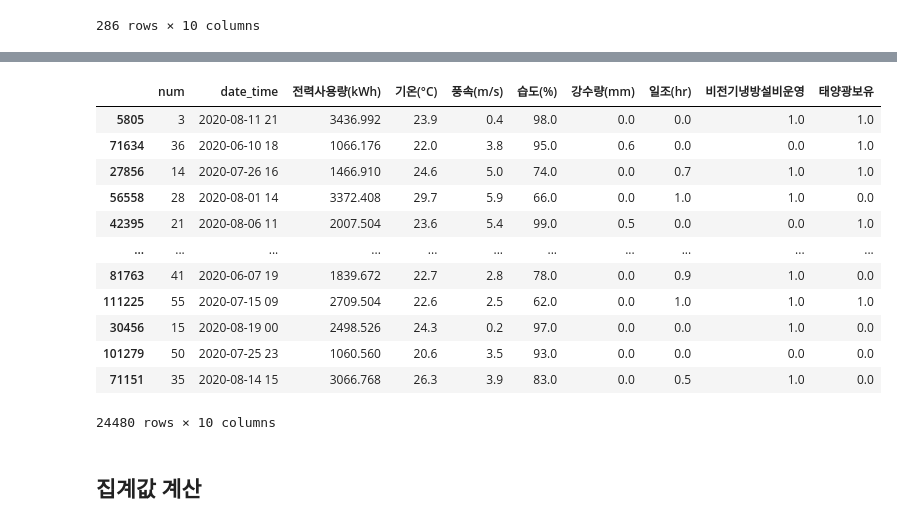
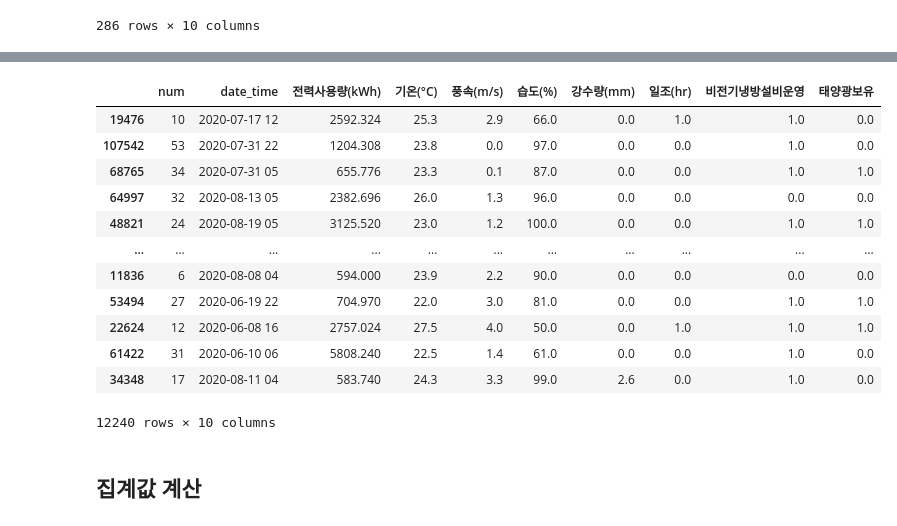
Before and after one commit to overgroove/samsung_ML, a Jupyter notebook: 03_package_pandas.ipynb, the cells around one changed output, grey strips where cells are left out. Saved outputs shown, nothing was run; the diff lists cells and outputs as text; code cells hidden in the pictures.

```diff
--- a/03_package_pandas.ipynb
+++ b/03_package_pandas.ipynb
@@ -504,19 +529,20 @@ date_time ['2020-06-01 00' '2020-06-01 01' '2020-06-01 02' ... '2020-08-24 21'
 # %%
 # 랜덤한 샘플의 수 혹은 비율에 따른 선별 방법
-df.sample(frac=0.2)
+df.sample(frac=0.1)
+# n=데이터갯수 설정, frac=비율을 전달
 # %% [output]
 |  | num | date_time | 전력사용량(kWh) | 기온(°C) | 풍속(m/s) | 습도(%) | 강수량(mm) | 일조(hr) | 비전기냉방설비운영 | 태양광보유 |
-| 5805 | 3 | 2020-08-11 21 | 3436.992 | 23.9 | 0.4 | 98.0 | 0.0 | 0.0 | 1.0 | 1.0 |
-| 71634 | 36 | 2020-06-10 18 | 1066.176 | 22.0 | 3.8 | 95.0 | 0.6 | 0.0 | 0.0 | 1.0 |
-| 27856 | 14 | 2020-07-26 16 | 1466.910 | 24.6 | 5.0 | 74.0 | 0.0 | 0.7 | 1.0 | 1.0 |
-| 56558 | 28 | 2020-08-01 14 | 3372.408 | 29.7 | 5.9 | 66.0 | 0.0 | 1.0 | 1.0 | 0.0 |
-| 42395 | 21 | 2020-08-06 11 | 2007.504 | 23.6 | 5.4 | 99.0 | 0.5 | 0.0 | 0.0 | 1.0 |
+| 19476 | 10 | 2020-07-17 12 | 2592.324 | 25.3 | 2.9 | 66.0 | 0.0 | 1.0 | 1.0 | 0.0 |
+| 107542 | 53 | 2020-07-31 22 | 1204.308 | 23.8 | 0.0 | 97.0 | 0.0 | 0.0 | 1.0 | 0.0 |
+| 68765 | 34 | 2020-07-31 05 | 655.776 | 23.3 | 0.1 | 87.0 | 0.0 | 0.0 | 1.0 | 1.0 |
+| 64997 | 32 | 2020-08-13 05 | 2382.696 | 26.0 | 1.3 | 96.0 | 0.0 | 0.0 | 0.0 | 0.0 |
+| 48821 | 24 | 2020-08-19 05 | 3125.520 | 23.0 | 1.2 | 100.0 | 0.0 | 0.0 | 1.0 | 1.0 |
 | ... | ... | ... | ... | ... | ... | ... | ... | ... | ... | ... |
-| 81763 | 41 | 2020-06-07 19 | 1839.672 | 22.7 | 2.8 | 78.0 | 0.0 | 0.9 | 1.0 | 0.0 |
-| 111225 | 55 | 2020-07-15 09 | 2709.504 | 22.6 | 2.5 | 62.0 | 0.0 | 1.0 | 1.0 | 1.0 |
-| 30456 | 15 | 2020-08-19 00 | 2498.526 | 24.3 | 0.2 | 97.0 | 0.0 | 0.0 | 1.0 | 0.0 |
-| 101279 | 50 | 2020-07-25 23 | 1060.560 | 20.6 | 3.5 | 93.0 | 0.0 | 0.0 | 0.0 | 0.0 |
-| 71151 | 35 | 2020-08-14 15 | 3066.768 | 26.3 | 3.9 | 83.0 | 0.0 | 0.5 | 1.0 | 0.0 |
+| 11836 | 6 | 2020-08-08 04 | 594.000 | 23.9 | 2.2 | 90.0 | 0.0 | 0.0 | 0.0 | 0.0 |
+| 53494 | 27 | 2020-06-19 22 | 704.970 | 22.0 | 3.0 | 81.0 | 0.0 | 0.0 | 1.0 | 1.0 |
+| 22624 | 12 | 2020-06-08 16 | 2757.024 | 27.5 | 4.0 | 50.0 | 0.0 | 1.0 | 1.0 | 1.0 |
+| 61422 | 31 | 2020-06-10 06 | 5808.240 | 22.5 | 1.4 | 61.0 | 0.0 | 0.0 | 1.0 | 0.0 |
+| 34348 | 17 | 2020-08-11 04 | 583.740 | 24.3 | 3.3 | 99.0 | 2.6 | 0.0 | 1.0 | 0.0 |
-24480 rows × 10 columns
+12240 rows × 10 columns
 # %% [markdown]
 ## 집계값 계산
```
Also changed, not shown: parts of 40 cells of this notebook, 1 other file.
